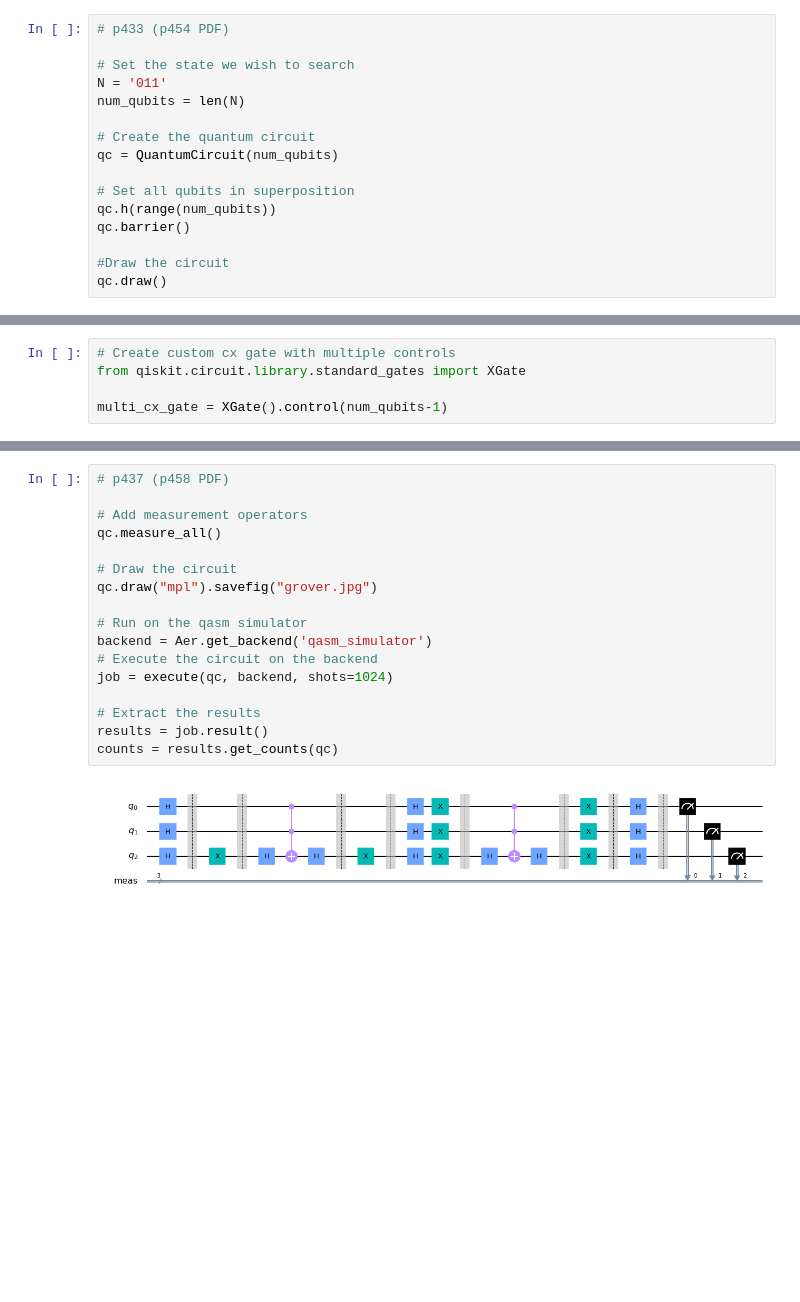
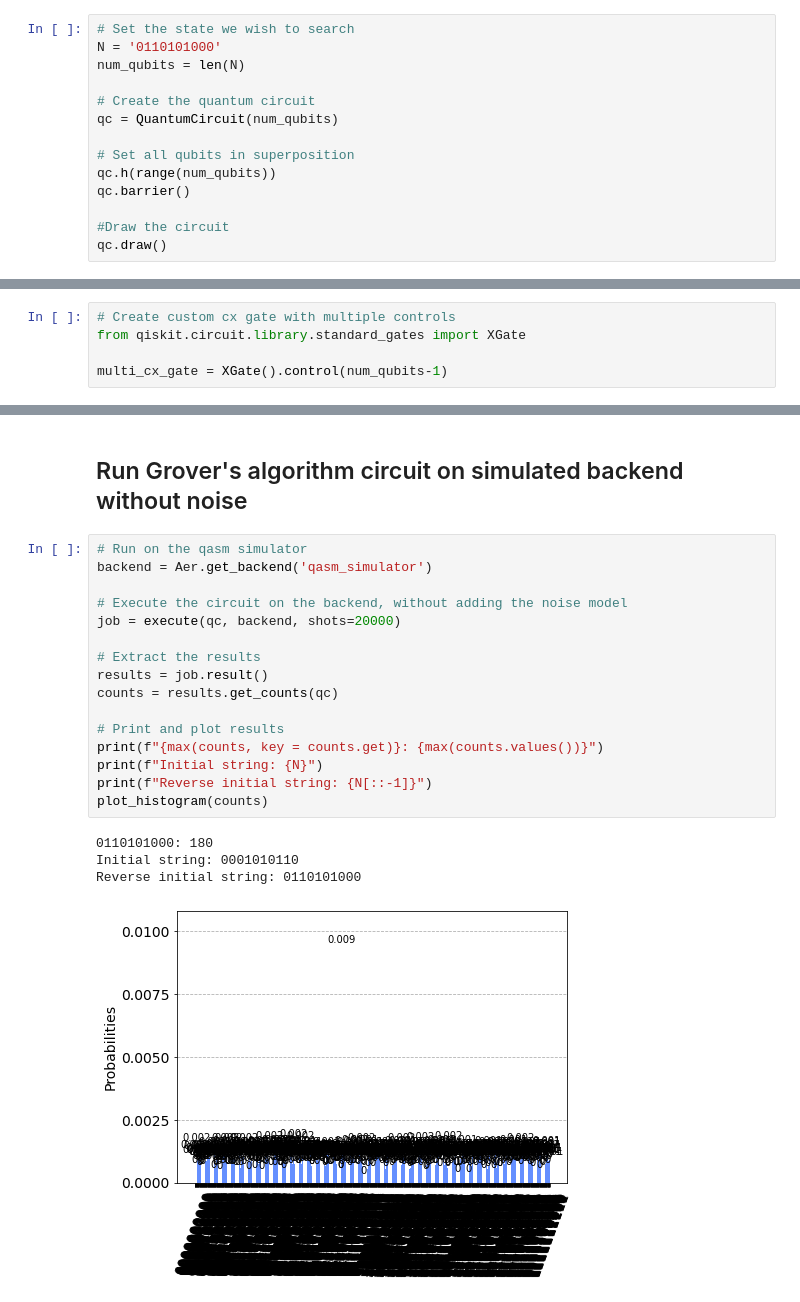
Before and after one commit to NinhVDT/mach_luong_tu_co_ban, a Jupyter notebook: grover.ipynb, the cells around one changed output, grey strips where cells are left out. Drawn from its saved outputs; the diff is of its cells as text; blank space fills up the shorter version.

Commit message:
updated grover notebook

```diff
--- a/grover.ipynb
+++ b/grover.ipynb
@@ -10,10 +9,8 @@ from qiskit.visualization import *
 # Loading your IBM Q account(s)
 # provider = IBMQ.load_account()
 # %%
-# p433 (p454 PDF)
-
 # Set the state we wish to search
-N = '011'
+N = '0110101000'
 num_qubits = len(N)
 
 # Create the quantum circuit
@@ -184,19 +250,23 @@ q_2: ┤ H ├─░─┤ X ├─░─┤ H ├┤ X ├┤ H ├─░─┤
+# %% [markdown]
+## Run Grover's algorithm circuit on simulated backend without noise
 # %%
-# p437 (p458 PDF)
-
-# Add measurement operators
-qc.measure_all()
-
-# Draw the circuit
-qc.draw("mpl").savefig("grover.jpg")
-
 # Run on the qasm simulator
 backend = Aer.get_backend('qasm_simulator')
-# Execute the circuit on the backend
-job = execute(qc, backend, shots=1024)
+
+# Execute the circuit on the backend, without adding the noise model
+job = execute(qc, backend, shots=20000)
 
 # Extract the results
 results = job.result()
 counts = results.get_counts(qc)
+
+# Print and plot results
+print(f"{max(counts, key = counts.get)}: {max(counts.values())}")
+print(f"Initial string: {N}")
+print(f"Reverse initial string: {N[::-1]}")
+plot_histogram(counts)
 # %% [output]
+0110101000: 180
+Initial string: 0001010110
+Reverse initial string: 0110101000
-[figure, old version]
+[figure, new version]
```
Also changed, not shown: parts of 17 cells of this notebook, 5 other files.
